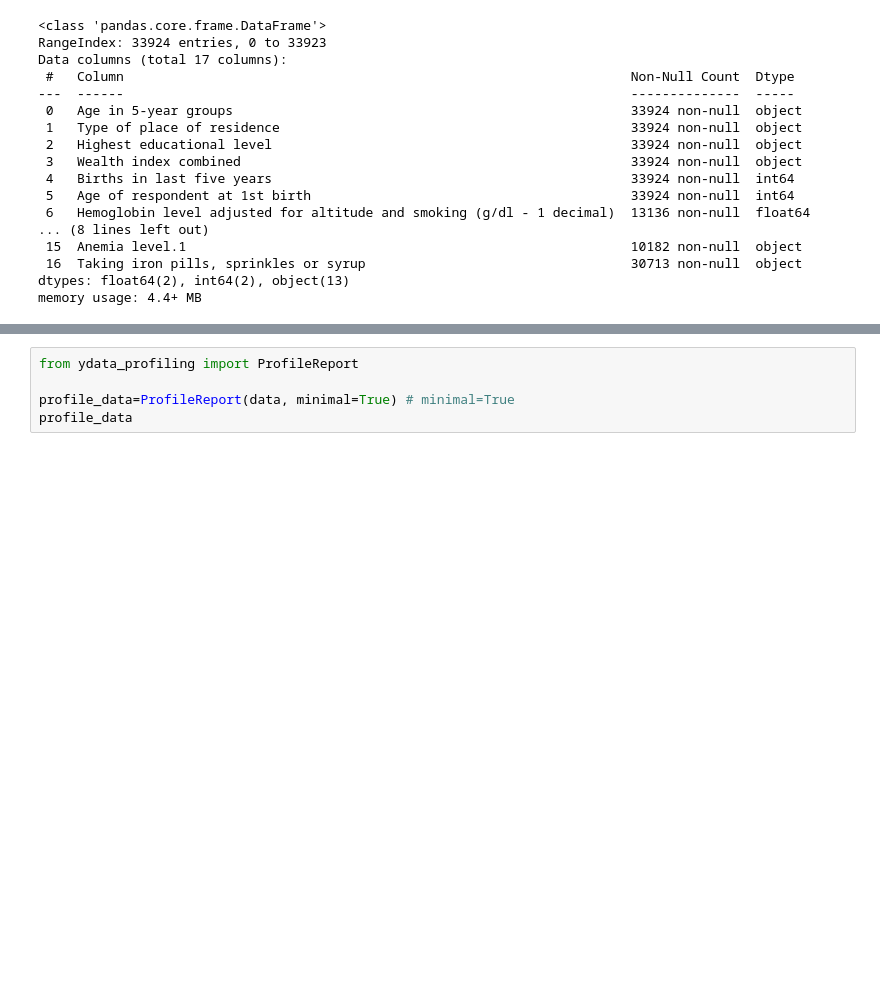
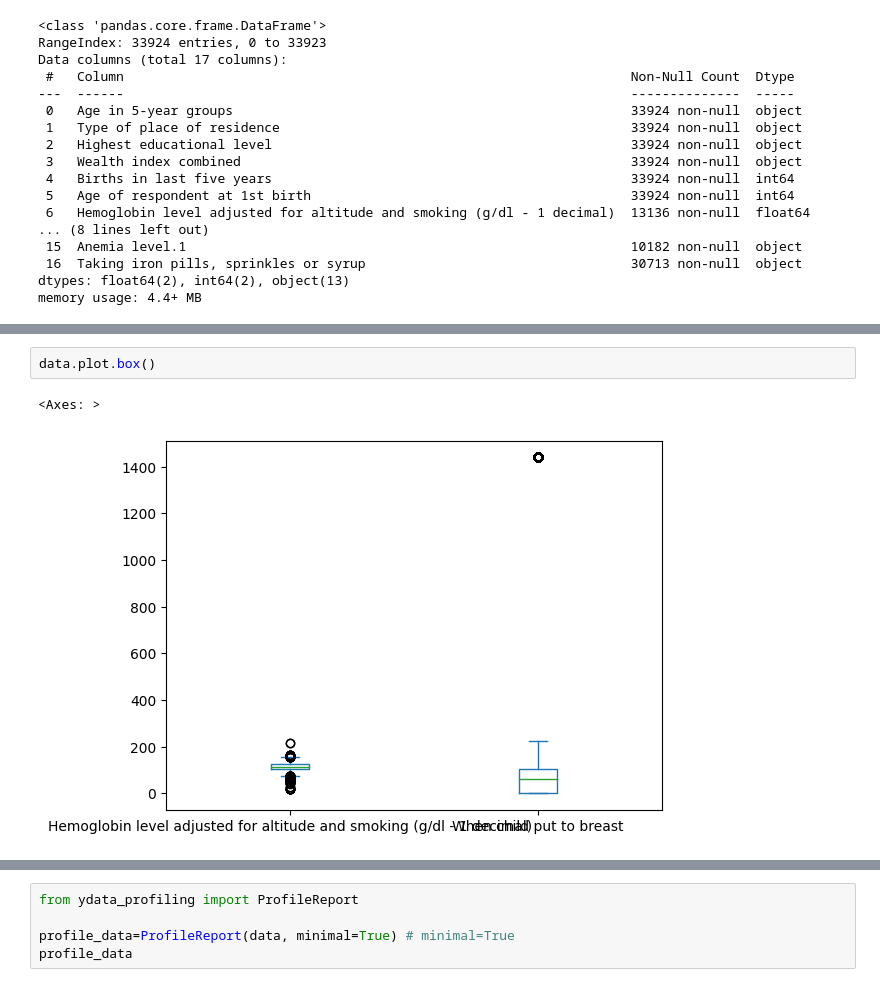
Before and after one commit to samuelperezh/factores-anemia-mineria, a Jupyter notebook: preparacion.ipynb, the cells around one changed output, grey strips where cells are left out. Saved outputs shown, nothing was run; the diff lists cells and outputs as text; blank space fills up the shorter version.

```diff
--- a/preparacion.ipynb
+++ b/preparacion.ipynb
@@ -94,0 +143,5 @@ memory usage: 1.7+ MB
+# %%
+data.plot.box()
+# %% [output]
+<Axes: >
+[figure, added]
```
Also changed, not shown: parts of 44 cells of this notebook, 2 other files.
